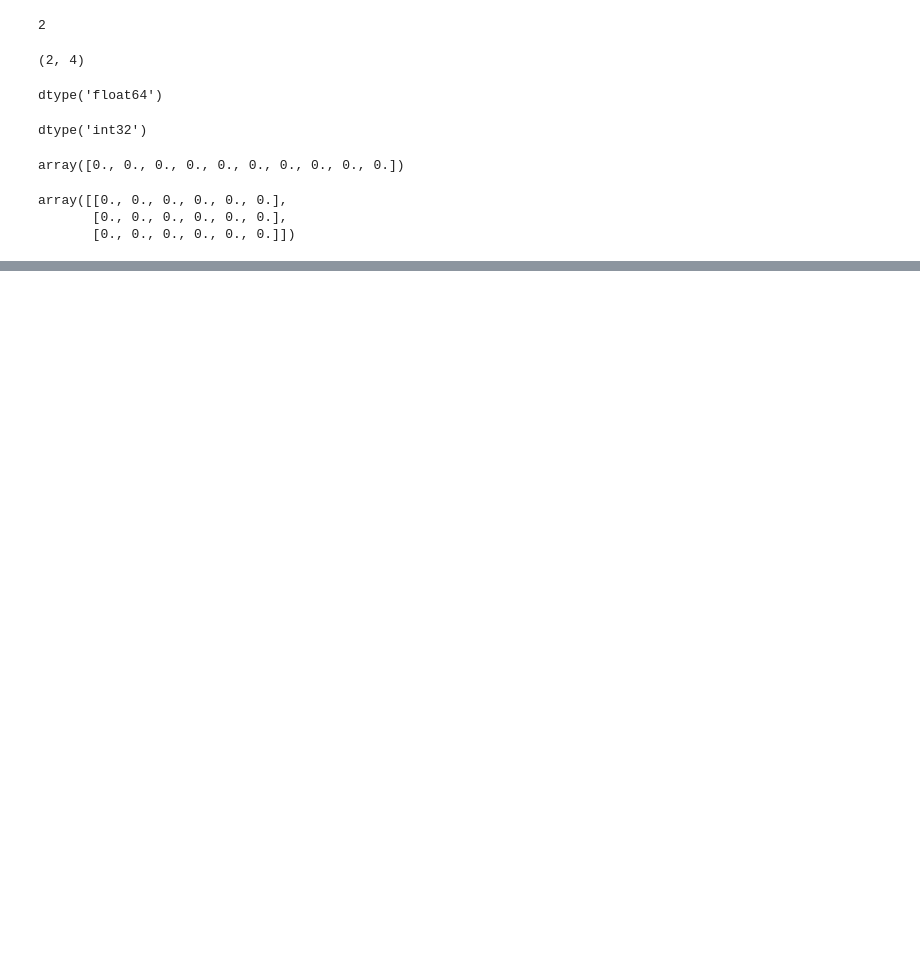
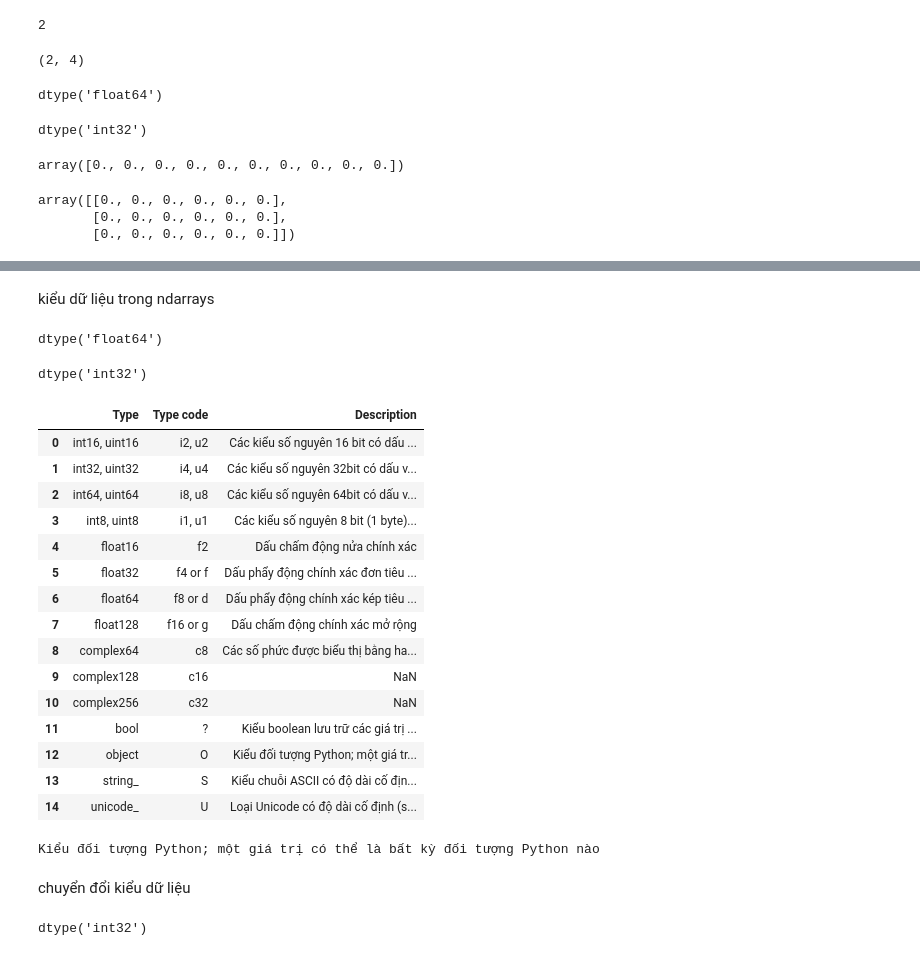
Before and after one commit to HoDucDrk/Python-Data-Science, a Jupyter notebook: Numpy/numpy.ipynb, the cells around one changed output, grey strips where cells are left out. Cells and saved outputs as stored; diff of their text form; code cells hidden in the pictures; blank space fills up the shorter version.

```diff
--- a/Numpy/numpy.ipynb
+++ b/Numpy/numpy.ipynb
@@ -108,0 +119,2 @@ y_tbl
+# %% [markdown]
+kiểu dữ liệu trong ndarrays
@@ -108,0 +125,39 @@ y_tbl
+# %%
+arr1.dtype
+# %% [output]
+dtype('float64')
+# %%
+arr2.dtype
+# %% [output]
+dtype('int32')
+# %%
+dtype_tbl = pd.read_csv("./data/Numpy_data_types.csv")
+dtype_tbl
+# %% [output]
+|  | Type | Type code | Description |
+| 0 | int16, uint16 | i2, u2 | Các kiểu số nguyên 16 bit có dấu ... |
+| 1 | int32, uint32 | i4, u4 | Các kiểu số nguyên 32bit có dấu v... |
+| 2 | int64, uint64 | i8, u8 | Các kiểu số nguyên 64bit có dấu v... |
+| 3 | int8, uint8 | i1, u1 | Các kiểu số nguyên 8 bit (1 byte)... |
+| 4 | float16 | f2 | Dấu chấm động nửa chính xác |
+| 5 | float32 | f4 or f | Dấu phẩy động chính xác đơn tiêu ... |
+| 6 | float64 | f8 or d | Dấu phẩy động chính xác kép tiêu ... |
+| 7 | float128 | f16 or g | Dấu chấm động chính xác mở rộng |
+| 8 | complex64 | c8 | Các số phức được biểu thị bằng ha... |
+| 9 | complex128 | c16 | NaN |
+| 10 | complex256 | c32 | NaN |
+| 11 | bool | ? | Kiểu boolean lưu trữ các giá trị ... |
+| 12 | object | O | Kiểu đối tượng Python; một giá tr... |
+| 13 | string_ | S | Kiểu chuỗi ASCII có độ dài cố địn... |
+| 14 | unicode_ | U | Loại Unicode có độ dài cố định (s... |
+# %%
+df = pd.DataFrame(dtype_tbl)
+
+# chọn dòng theo label
+d = df.loc[12][2]
+
+print(d)
+# %% [output]
+Kiểu đối tượng Python; một giá trị có thể là bất kỳ đối tượng Python nào
+# %% [markdown]
+chuyển đổi kiểu dữ liệu
@@ -108,0 +166,4 @@ y_tbl
+# %%
+arr.dtype
+# %% [output]
+dtype('int32')
```
Also changed, not shown: parts of 33 cells of this notebook, 2 other files.
